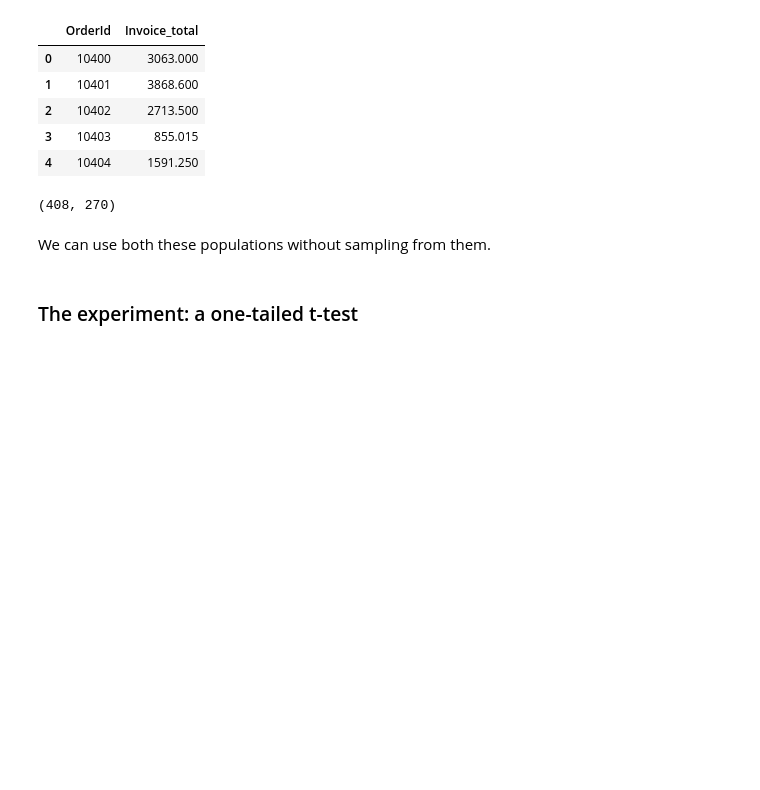
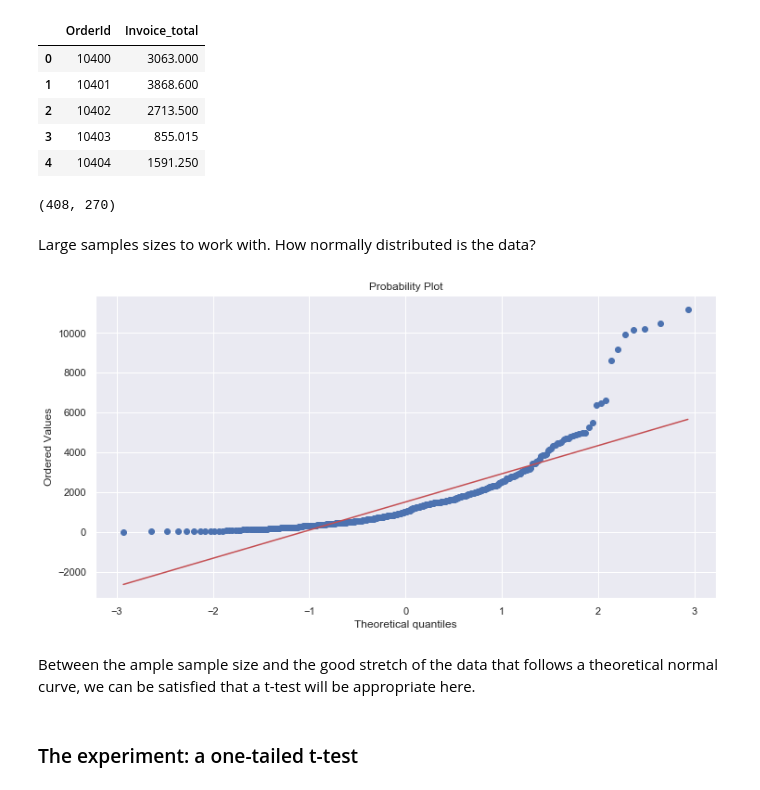
Before and after one commit to ssrosa/dsc-2-final-project-online-ds-pt-100118, a Jupyter notebook: student.ipynb, the cells around one changed output. Drawn from its saved outputs; the diff is of its cells as text; code cells hidden in the pictures; blank space fills up the shorter version.

```diff
--- a/student.ipynb
+++ b/student.ipynb
@@ -1049,8 +986,15 @@ invoices_2013.head()
 invoices_2013.shape[0], invoices_2014.shape[0]
 # %% [output]
 (408, 270)
-# %% [markdown]
-We can use both these populations without sampling from them.
+# %% [markdown]
+Large samples sizes to work with. How normally distributed is the data?
+# %%
+#QQ plot with stats.probplot to check for normality
+normality_check = stats.probplot(invoices_2013['Invoice_total'], plot = plt)
+# %% [output]
+[figure, added]
+# %% [markdown]
+Between the ample sample size and the good stretch of the data that follows a theoretical normal curve, we can be satisfied that a t-test will be appropriate here.
 # %% [markdown]
 ### The experiment: a one-tailed t-test
 # %%
```
Also changed, not shown: parts of 38 cells of this notebook, 2 other files.
